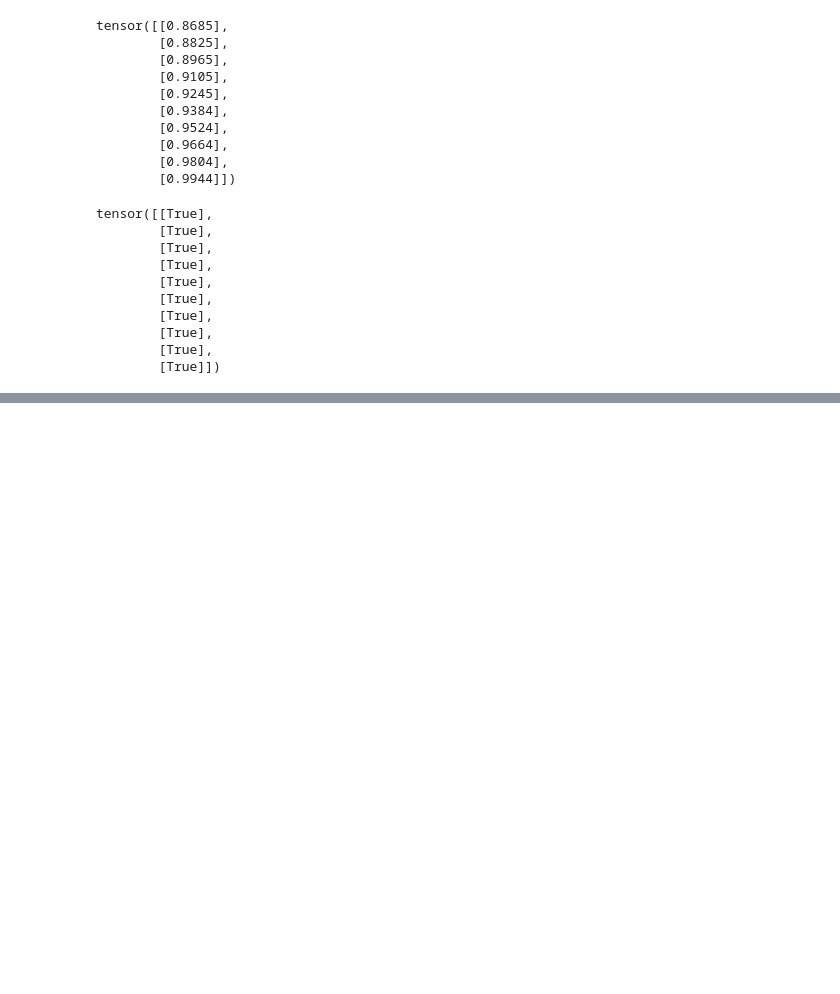
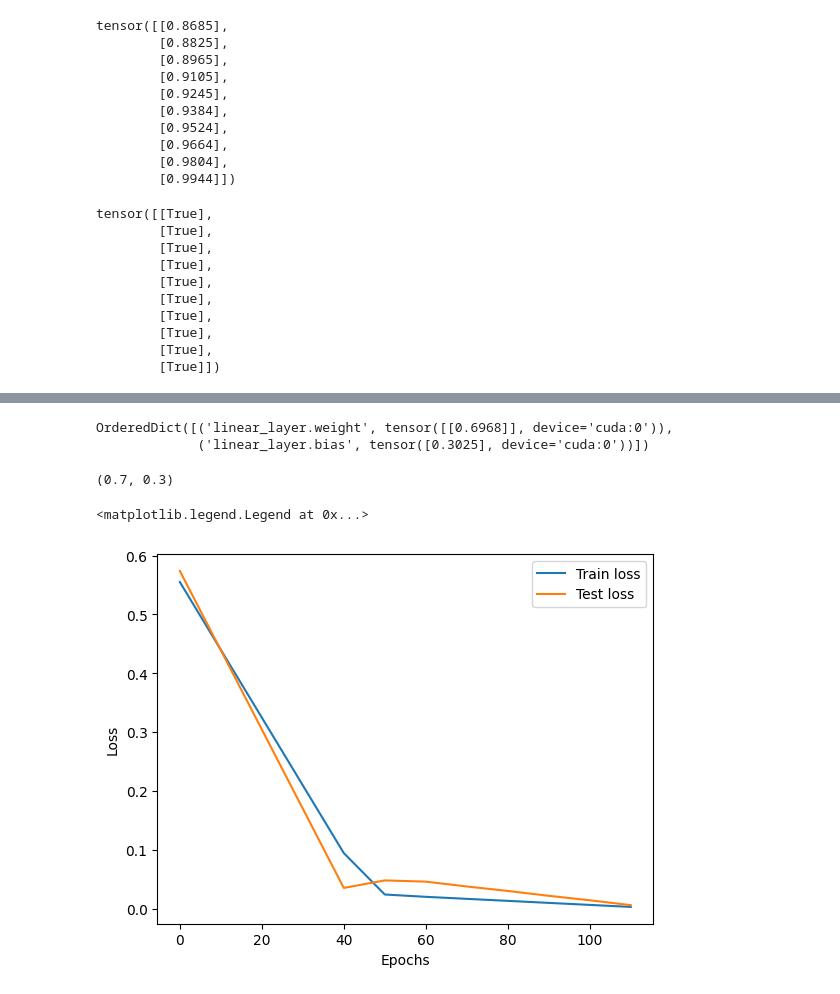
Before and after one commit to Koscee/pytorch-deep-learning-practice, a Jupyter notebook: 01_pytorch_workflow.ipynb, the cells around one changed output, grey strips where cells are left out. Saved outputs shown, nothing was run; the diff lists cells and outputs as text; code cells hidden in the pictures; blank space fills up the shorter version.

Commit message:
pytorch-workflow: putting all together with device agnostic code

```diff
--- a/01_pytorch_workflow.ipynb
+++ b/01_pytorch_workflow.ipynb
@@ -551,0 +605,7 @@ tensor([[True],
+# %%
+# Split data
+train_split = int(0.8 * len(X))
+X_train, y_train = X[:train_split], y[:train_split]
+X_test, y_test = X[train_split:], y[train_split:]
+
+len(X_train), len(y_train), len(X_test), len(y_test)
@@ -551,0 +626,20 @@ tensor([[True],
+# %%
+# Create a linear model instance by inheriting from nn.Module
+class LinearRegressionModelV2(nn.Module):
+  def __init__(self):
+    super().__init__()
+    # Use nn.Linear() for creating the model parameters
+    self.linear_layer = nn.Linear(in_features=1, out_features=1)
+
+    # Note linear layer is also called: linear transform, probing layer, fully connected layer, dense layer
+
+  # forward() defines the computation in the model
+  def forward(self, x: torch.Tensor) -> torch.Tensor:
+    return self.linear_layer(x)
+
+
+#  Set the manual seed
+torch.manual_seed(42)
+
+model_1 = LinearRegressionModelV2()
+model_1, model_1.state_dict()
@@ -551,0 +672,6 @@ tensor([[True],
+# %%
+# Setup loss function
+loss_fn =  nn.L1Loss()  # measures mean absolute error (MAE)
+
+# Setup an optimizer
+optimizer = torch.optim.SGD(params=model_1.parameters(), lr=0.01)
@@ -551,0 +753,21 @@ tensor([[True],
+# %%
+model_1.state_dict()
+# %% [output]
+OrderedDict([('linear_layer.weight', tensor([[0.6968]], device='cuda:0')),
+             ('linear_layer.bias', tensor([0.3025], device='cuda:0'))])
+# %%
+weight, bias
+# %% [output]
+(0.7, 0.3)
+# %%
+# visualize learning curve
+import numpy as np
+
+plt.plot(epoch_count, np.array(torch.Tensor(train_loss_values).numpy()), label="Train loss")
+plt.plot(epoch_count, torch.Tensor(test_loss_values).cpu(), label="Test loss")
+plt.xlabel("Epochs")
+plt.ylabel("Loss")
+plt.legend()
+# %% [output]
+<matplotlib.legend.Legend at 0x...>
+[figure, added]
```
Also changed, not shown: parts of 28 cells of this notebook.
